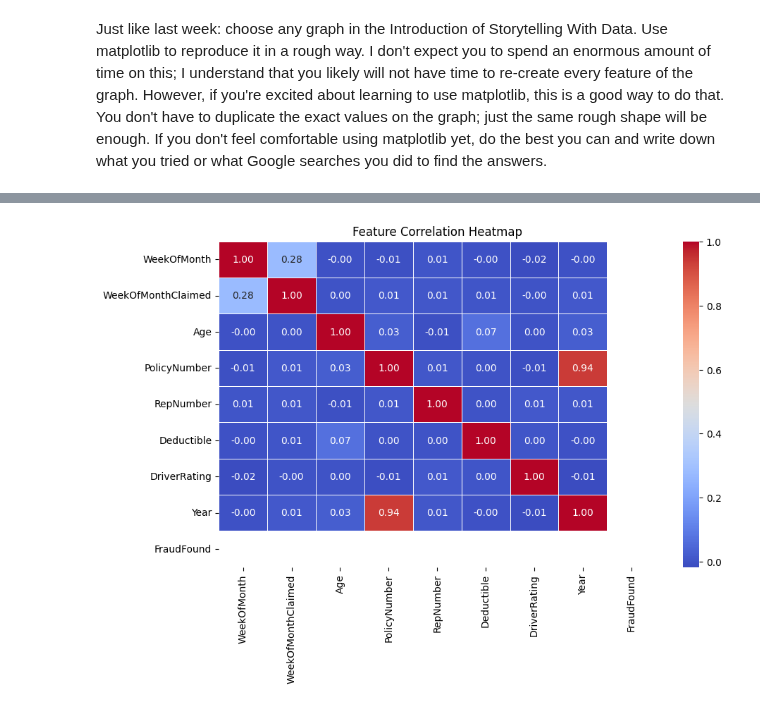
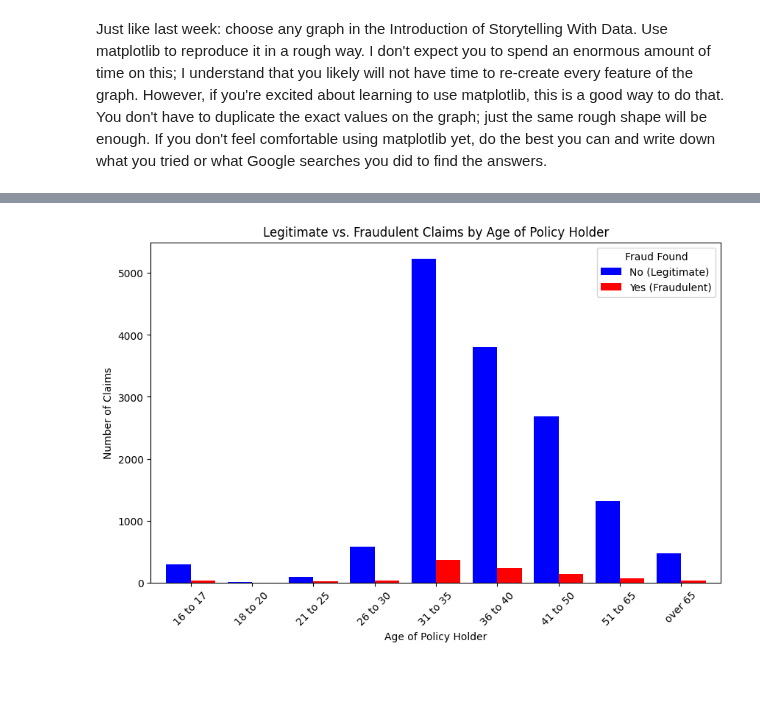
Before and after one commit to SergeyNelyapenkoBU/2025-spring-B2, a Jupyter notebook: OMDS-ModB2-Week2-Nelyapenko-Sergey.ipynb, the cells around one changed output, grey strips where cells are left out. Saved outputs shown, nothing was run; the diff lists cells and outputs as text; code cells hidden in the pictures; blank space fills up the shorter version.

```diff
--- a/OMDS-ModB2-Week2-Nelyapenko-Sergey.ipynb
+++ b/OMDS-ModB2-Week2-Nelyapenko-Sergey.ipynb
@@ -307,18 +349,18 @@ plt.show()
-# %%
-import seaborn as sns
-df_numeric = dataset.select_dtypes(include=['number'])
-
-# Compute correlation matrix
-correlation_matrix = df_numeric.corr()
-
-# Plot heatmap
-plt.figure(figsize=(10, 6))
-sns.heatmap(correlation_matrix, annot=True, fmt=".2f", cmap="coolwarm", linewidths=0.5)
-
-# Add title
-plt.title("Feature Correlation Heatmap")
-
-# Show the heatmap
-plt.show()
-# %% [output]
-[figure, removed]
+# %%
+fraud_counts = df.groupby(["AgeOfPolicyHolder", "FraudFound"]).size().unstack(fill_value=0)
+
+# Plot grouped bar chart (bars next to each other)
+fig, ax = plt.subplots(figsize=(10, 6))
+fraud_counts.plot(kind='bar', stacked=False, ax=ax, color=['blue', 'red'], width=0.8)
+
+# add labels and title
+ax.set_xlabel("Age of Policy Holder")
+ax.set_ylabel("Number of Claims")
+ax.set_title("Legitimate vs. Fraudulent Claims by Age of Policy Holder")
+ax.legend(title="Fraud Found", labels=["No (Legitimate)", "Yes (Fraudulent)"])
+
+# show the chart
+plt.xticks(rotation=45)
+plt.show()
+# %% [output]
+[figure, added]
```
Also changed, not shown: parts of 15 cells of this notebook.
